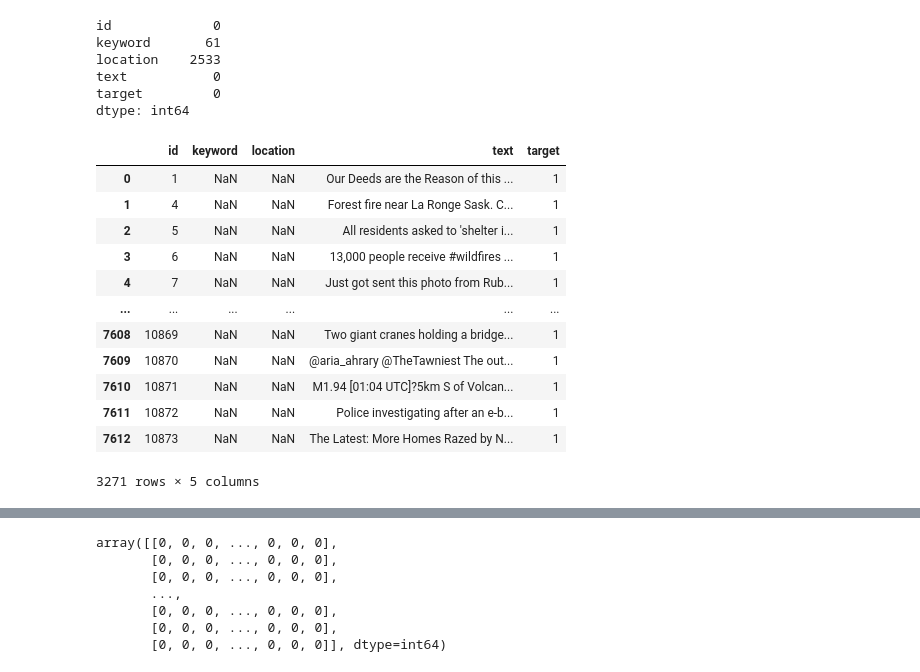
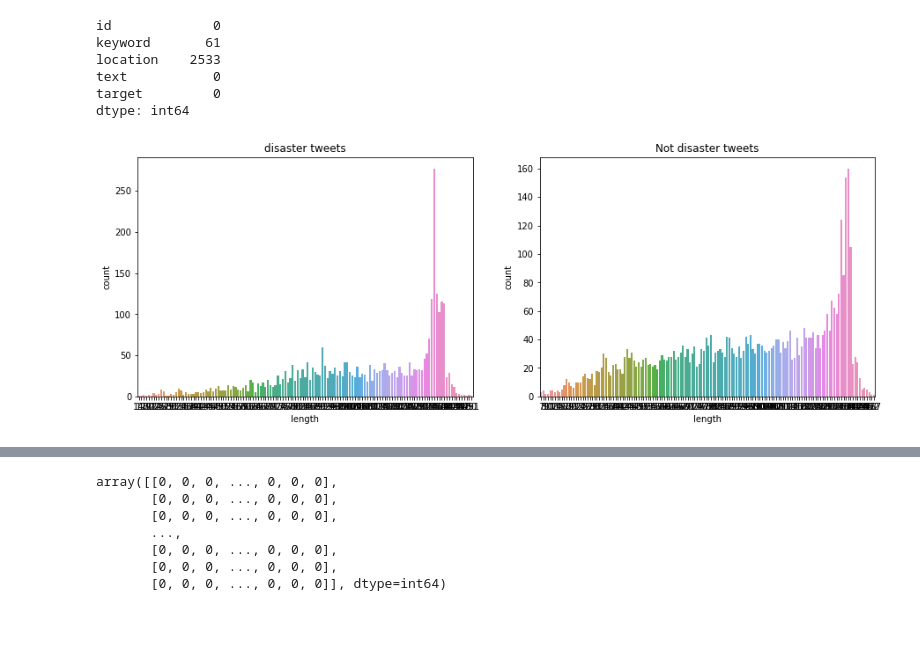
Before and after one commit to 9839vikram/NLP_With_Disaster_Tweets, a Jupyter notebook: NLP.ipynb, the cells around one changed output, grey strips where cells are left out. Saved outputs shown, nothing was run; the diff lists cells and outputs as text; code cells hidden in the pictures; blank space fills up the shorter version.

```diff
--- a/NLP.ipynb
+++ b/NLP.ipynb
@@ -32,4 +32,13 @@ location    2533
 text           0
 target         0
 dtype: int64
+# %%
+df1["length"] = df1["text"].apply(len)
+# %%
+fig,(ax1,ax2)=plt.subplots(1,2,figsize=(15,5))
+sns.countplot(df1[df1["target"] == 1]["length"],ax = ax1).set(title = "disaster tweets")
+sns.countplot(df1[df1["target"] == 0]["length"],ax = ax2).set(title = "Not disaster tweets")
+plt.show()
+# %% [output]
+[figure, added]
 # %%
@@ -37,16 +45,0 @@ train_desater = df1[df1['target'] == 1]
-# %%
-train_desater
-# %% [output]
-|  | id | keyword | location | text | target |
-| 0 | 1 | NaN | NaN | Our Deeds are the Reason of this ... | 1 |
-| 1 | 4 | NaN | NaN | Forest fire near La Ronge Sask. C... | 1 |
-| 2 | 5 | NaN | NaN | All residents asked to 'shelter i... | 1 |
-| 3 | 6 | NaN | NaN | 13,000 people receive #wildfires ... | 1 |
-| 4 | 7 | NaN | NaN | Just got sent this photo from Rub... | 1 |
-| ... | ... | ... | ... | ... | ... |
-| 7608 | 10869 | NaN | NaN | Two giant cranes holding a bridge... | 1 |
-| 7609 | 10870 | NaN | NaN | @aria_ahrary @TheTawniest The out... | 1 |
-| 7610 | 10871 | NaN | NaN | M1.94 [01:04 UTC]?5km S of Volcan... | 1 |
-| 7611 | 10872 | NaN | NaN | Police investigating after an e-b... | 1 |
-| 7612 | 10873 | NaN | NaN | The Latest: More Homes Razed by N... | 1 |
-3271 rows × 5 columns
```
Also changed, not shown: parts of 13 cells of this notebook, 1 other file.
